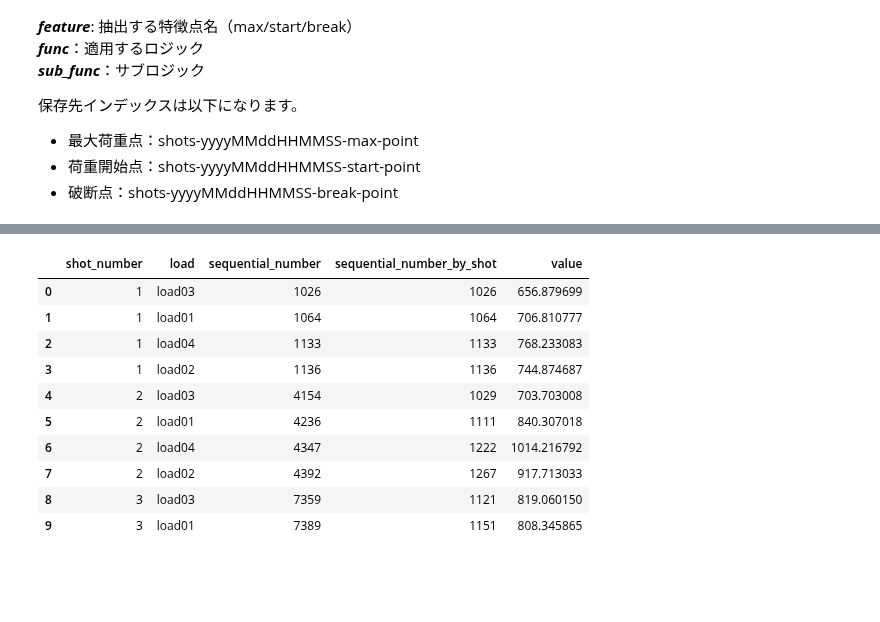
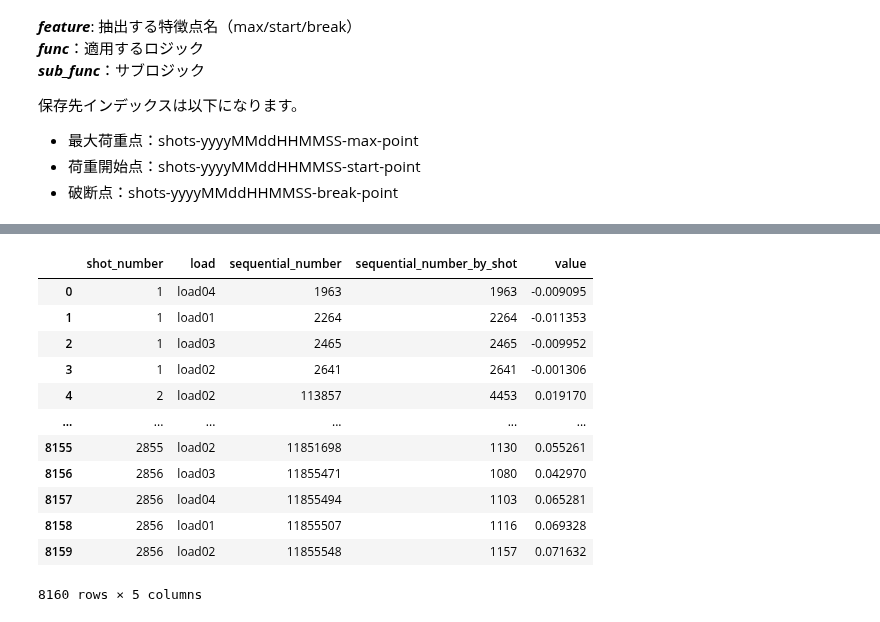
Before and after one commit to ymiyamoto5/data-analysis-platform-bak, a Jupyter notebook: notebooks/analyze.ipynb, the cells around one changed output, grey strips where cells are left out. Saved outputs shown, nothing was run; the diff lists cells and outputs as text; code cells hidden in the pictures; blank space fills up the shorter version.

```diff
--- a/notebooks/analyze.ipynb
+++ b/notebooks/analyze.ipynb
@@ -36,6 +37,7 @@ ElasticManager.show_indices(index="shots-*-data")
 # %%
 # 対象データ設定
-target = "20201201010000"
+#target = "20201201010000"
+target = "20210327141514"
 shots_data_index = "shots-" + target + "-data"
 shots_meta_index = "shots-" + target + "-meta"
 # %% [markdown]
@@ -73,0 +76,3 @@ print(f"ショット数：{len(shots_meta_df)}")
+# %%
+pd.set_option('display.max_rows', 3300)
+shots_meta_df[shots_meta_df.spm > 80]
@@ -116,7 +155,6 @@ print(f"【破断点】　　\n indicies：{break_load_indicies}, values：{brea
 時間目安：10,000,000件読み込みで約3分
 # %%
 # 対象指定
-target = "20201201010000"
 shots_data_index = "shots-" + target + "-data"
 shots_meta_index = "shots-" + target + "-meta"
 # %%
@@ -197,5 +264,5 @@ apply(
 # %%
 start_index = "shots-" + target + "-start-point"
-start_df = dr.multi_process_read_all(start_index)
-start_df.head(10)
+start_df = dr.read_all(start_index)
+start_df
 # %% [output]
@@ -205,14 +272,16 @@ start_df.head(10)
 |  | shot_number | load | sequential_number | sequential_number_by_shot | value |
-| 0 | 1 | load03 | 1026 | 1026 | 656.879699 |
-| 1 | 1 | load01 | 1064 | 1064 | 706.810777 |
-| 2 | 1 | load04 | 1133 | 1133 | 768.233083 |
-| 3 | 1 | load02 | 1136 | 1136 | 744.874687 |
-| 4 | 2 | load03 | 4154 | 1029 | 703.703008 |
-| 5 | 2 | load01 | 4236 | 1111 | 840.307018 |
-| 6 | 2 | load04 | 4347 | 1222 | 1014.216792 |
-| 7 | 2 | load02 | 4392 | 1267 | 917.713033 |
-| 8 | 3 | load03 | 7359 | 1121 | 819.060150 |
-| 9 | 3 | load01 | 7389 | 1151 | 808.345865 |
+| 0 | 1 | load04 | 1963 | 1963 | -0.009095 |
+| 1 | 1 | load01 | 2264 | 2264 | -0.011353 |
+| 2 | 1 | load03 | 2465 | 2465 | -0.009952 |
+| 3 | 1 | load02 | 2641 | 2641 | -0.001306 |
+| 4 | 2 | load02 | 113857 | 4453 | 0.019170 |
+| ... | ... | ... | ... | ... | ... |
+| 8155 | 2855 | load02 | 11851698 | 1130 | 0.055261 |
+| 8156 | 2856 | load03 | 11855471 | 1080 | 0.042970 |
+| 8157 | 2856 | load04 | 11855494 | 1103 | 0.065281 |
+| 8158 | 2856 | load01 | 11855507 | 1116 | 0.069328 |
+| 8159 | 2856 | load02 | 11855548 | 1157 | 0.071632 |
+8160 rows × 5 columns
 # %%
 # 破断点
 apply(
```
Also changed, not shown: parts of 16 cells of this notebook, 11 other files.
